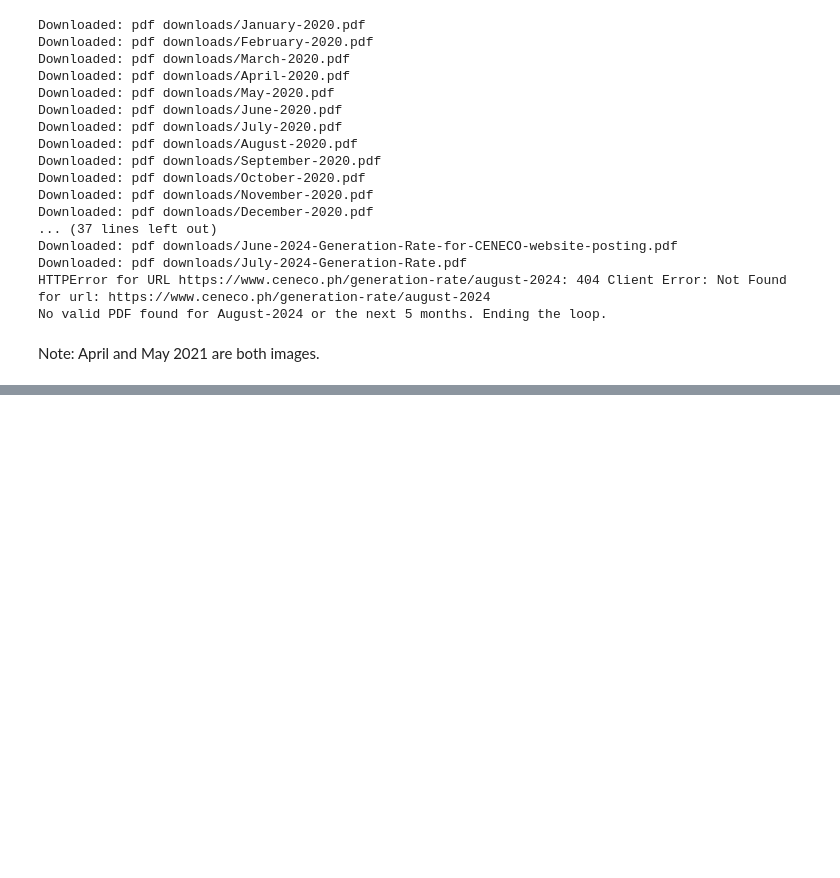
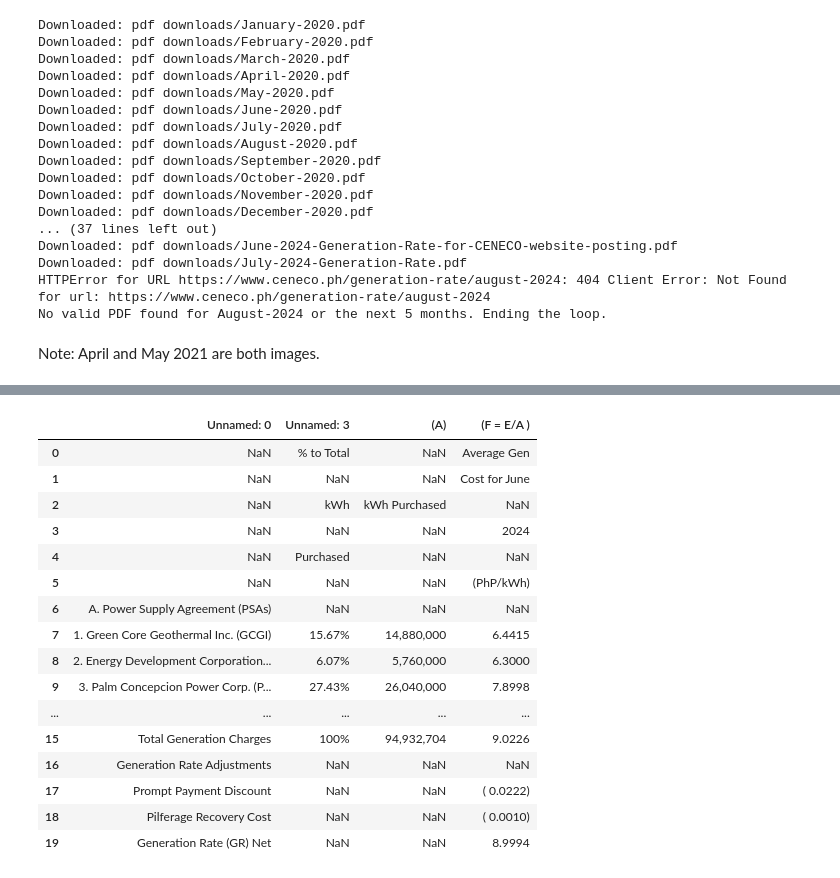
Before and after one commit to andreasenson/Scrape-DU-Generation-Charge, a Jupyter notebook: CENECO/scrape_CENECO.ipynb, the cells around one changed output, grey strips where cells are left out. Drawn from its saved outputs; the diff is of its cells as text; code cells hidden in the pictures; blank space fills up the shorter version.

Commit message:
sliced rows and columns

```diff
--- a/CENECO/scrape_CENECO.ipynb
+++ b/CENECO/scrape_CENECO.ipynb
@@ -190,0 +216,36 @@ Note: April and May 2021 are both images.
+# %%
+# Function to find the column name where a keyword is present in any of its rows
+def find_column_by_keyword(df, keyword):
+    mask = df.apply(lambda col: col.str.contains(keyword, case=False, na=False)).any()
+    return df.columns[mask]
+
+# Identifying the columns that contain the specified keywords in any of their rows
+columns_to_include = [
+    find_column_by_keyword(df, 'Supply')[0],
+    find_column_by_keyword(df, '%')[0],
+    find_column_by_keyword(df, 'kWh Purchased')[0],
+    find_column_by_keyword(df, 'Average')[0],
+]
+
+# Creating a new DataFrame with the selected columns
+sliced_cols_df = df[columns_to_include]
+
+sliced_cols_df
+# %% [output]
+|  | Unnamed: 0 | Unnamed: 3 | (A) | (F = E/A ) |
+| 0 | NaN | % to Total | NaN | Average Gen |
+| 1 | NaN | NaN | NaN | Cost for June |
+| 2 | NaN | kWh | kWh Purchased | NaN |
+| 3 | NaN | NaN | NaN | 2024 |
+| 4 | NaN | Purchased | NaN | NaN |
+| 5 | NaN | NaN | NaN | (PhP/kWh) |
+| 6 | A. Power Supply Agreement (PSAs) | NaN | NaN | NaN |
+| 7 | 1. Green Core Geothermal Inc. (GCGI) | 15.67% | 14,880,000 | 6.4415 |
+| 8 | 2. Energy Development Corporation... | 6.07% | 5,760,000 | 6.3000 |
+| 9 | 3. Palm Concepcion Power Corp. (P... | 27.43% | 26,040,000 | 7.8998 |
+| ... | ... | ... | ... | ... |
+| 15 | Total Generation Charges | 100% | 94,932,704 | 9.0226 |
+| 16 | Generation Rate Adjustments | NaN | NaN | NaN |
+| 17 | Prompt Payment Discount | NaN | NaN | ( 0.0222) |
+| 18 | Pilferage Recovery Cost | NaN | NaN | ( 0.0010) |
+| 19 | Generation Rate (GR) Net | NaN | NaN | 8.9994 |
```
Also changed, not shown: parts of 6 cells of this notebook, 1 other file.
